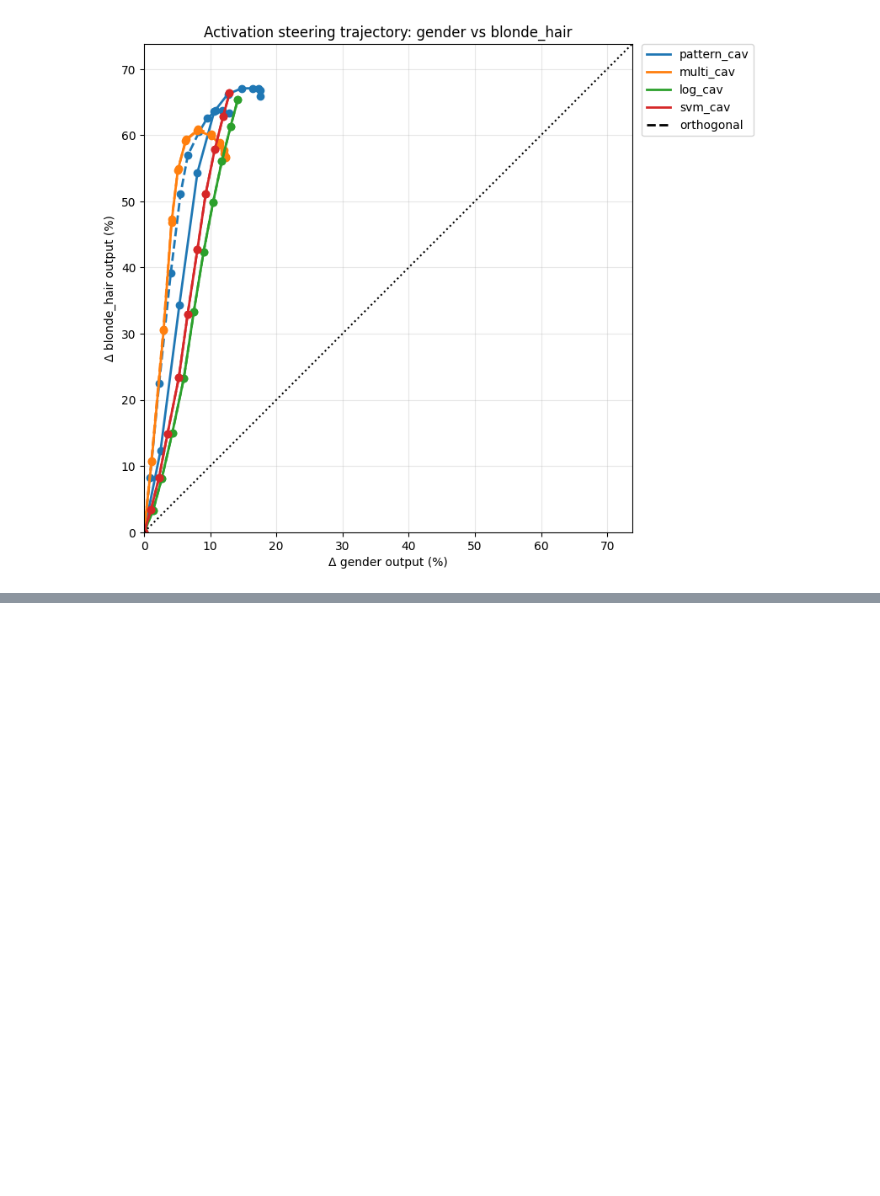
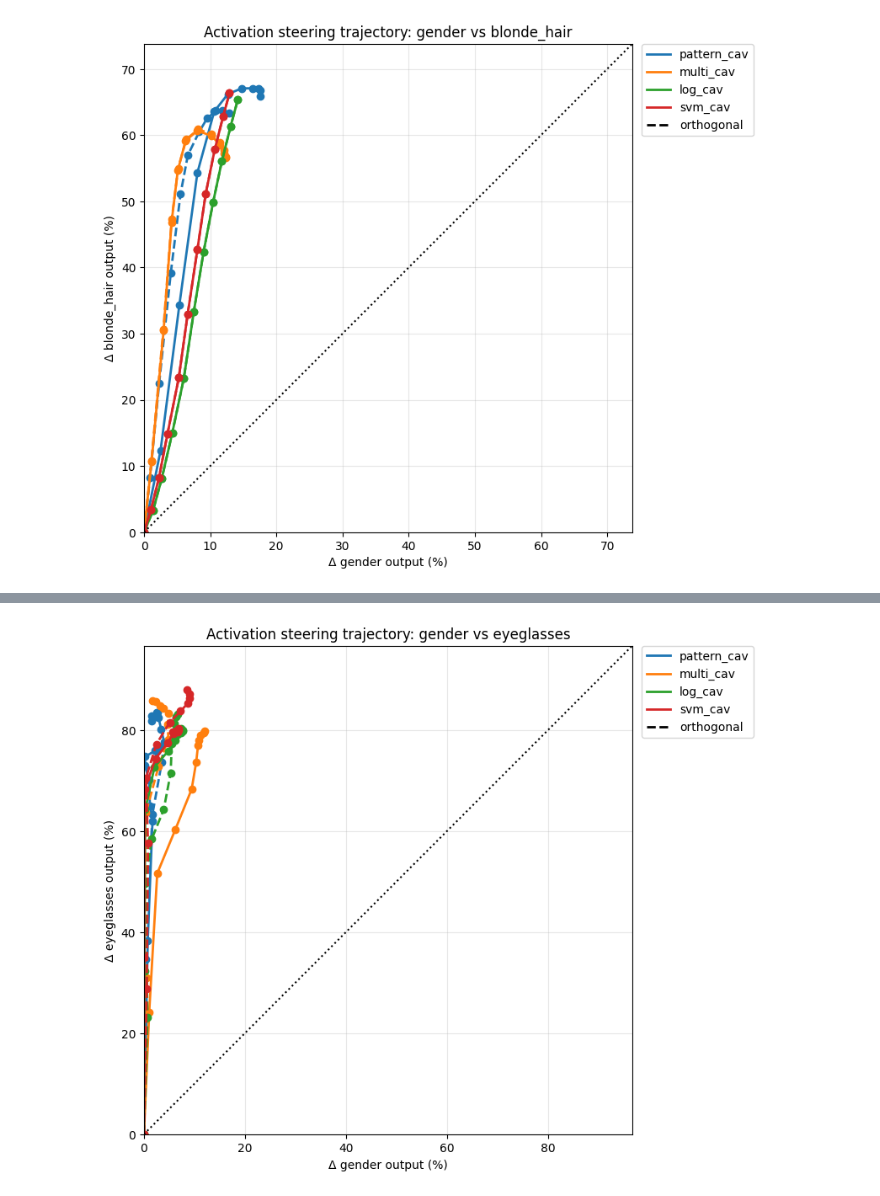
Before and after one commit to erenerogullari/cav-disentanglement, a Jupyter notebook: notebooks/activation_steering.ipynb, the cells around one changed output, grey strips where cells are left out. Drawn from its saved outputs; the diff is of its cells as text; code cells hidden in the pictures; blank space fills up the shorter version.

Commit message:
adjust activation steering notebook

```diff
--- a/notebooks/activation_steering.ipynb
+++ b/notebooks/activation_steering.ipynb
@@ -820,7 +820,7 @@ def run_activation_steering_eval(alpha: float, delta: bool = False, batch_size:
 # %%
 def run_activation_steering_delta_phase_plot(results_root=decodings_dir, cav_types=None, alpha_vals=None,
                                              beta_vals=None, target_concepts=None,
-                                             move_target_concept="Blond_Hair",
+                                             move_target_concept="Wearing_Necktie",
                                              concept_names=("gender", "necktie"),
                                              batch_size: int = 8, device=None):
     """Plot delta outputs for a pair of classifier concepts across multiple CAV types."""
@@ -989,3 +989,16 @@ _ = run_activation_steering_delta_phase_plot(
 # %% [output]
 Using device: cuda
 [figure]
+# %%
+# --- Run ---
+_ = run_activation_steering_delta_phase_plot(
+    results_root=decodings_dir,
+    move_target_concept="Eyeglasses",
+    target_concepts=["Eyeglasses"],
+    cav_types=["pattern_cav", "multi_cav", "log_cav", "svm_cav"],
+    alpha_vals=[0,0,0,0],
+    beta_vals=[1.0, 100.0, 1.0, 1.0],
+    concept_names=("gender", "eyeglasses"),
+    device="cuda"
+)
+# %% [output]
@@ -991,0 +1022 @@ Using device: cuda
+[figure, added]
```
Also changed, not shown: parts of 3 cells of this notebook, 2 other files.
